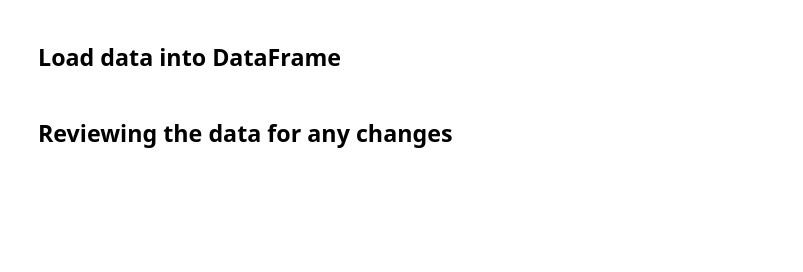
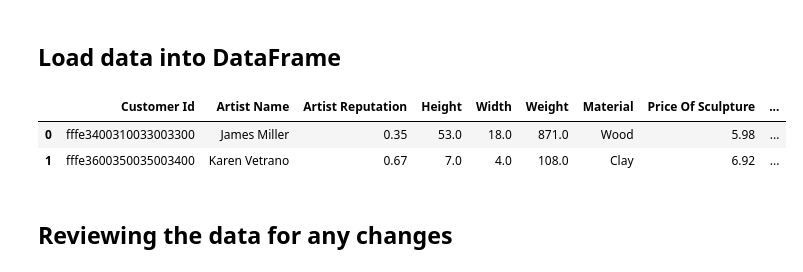
Before and after one commit to Coder-RG/ArtifactCost, a Jupyter notebook: ArtifactCost.ipynb, the cells around one changed output. Cells and saved outputs as stored; diff of their text form; code cells hidden in the pictures; blank space fills up the shorter version.

```diff
--- a/ArtifactCost.ipynb
+++ b/ArtifactCost.ipynb
@@ -16,7 +17,15 @@ df_train = pd.read_csv('dataset/train.csv').fillna(method='backfill')
 # %%
 X = df_train.iloc[:,:-1]
 y = df_train.iloc[:,-1]
+X_req = df_test.iloc[:,:]
 del df_train
+del df_test
+# %%
+X_req.head(2)
+# %% [output]
+|  | Customer Id | Artist Name | Artist Reputation | Height | Width | Weight | Material | Price Of Sculpture | ... |
+| 0 | fffe3400310033003300 | James Miller | 0.35 | 53.0 | 18.0 | 871.0 | Wood | 5.98 | ... |
+| 1 | fffe3600350035003400 | Karen Vetrano | 0.67 | 7.0 | 4.0 | 108.0 | Clay | 6.92 | ... |
 # %% [markdown]
 ## Reviewing the data for any changes
 # %%
```
Also changed, not shown: parts of 43 cells of this notebook.
